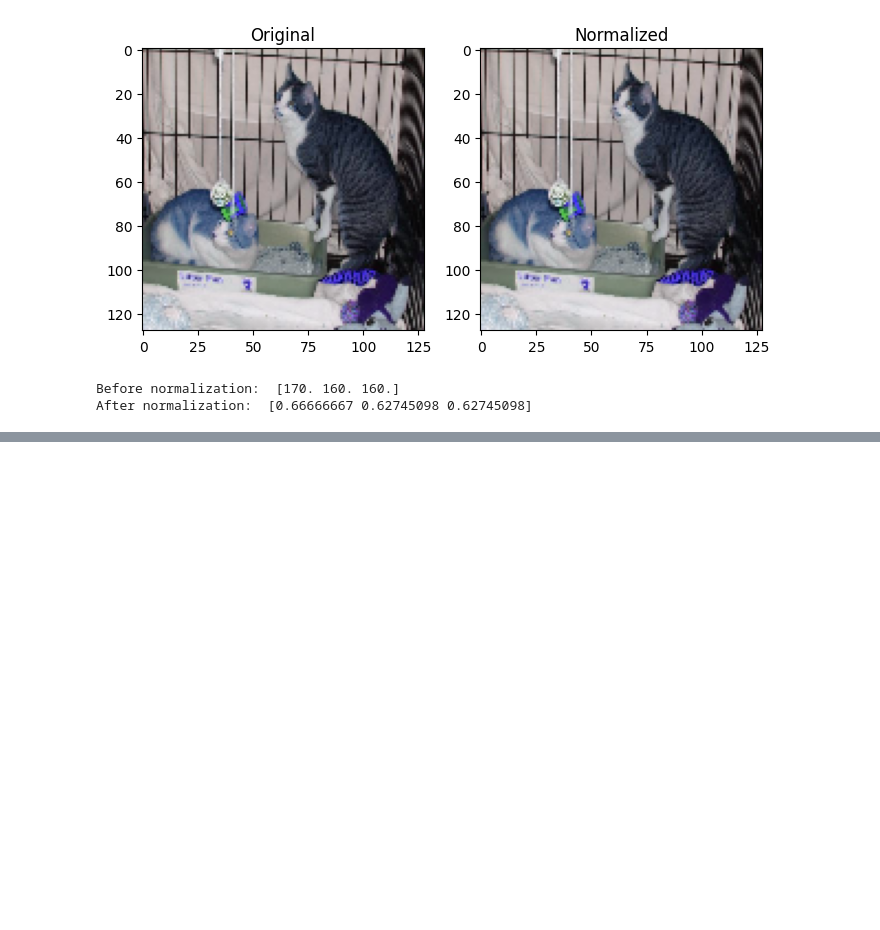
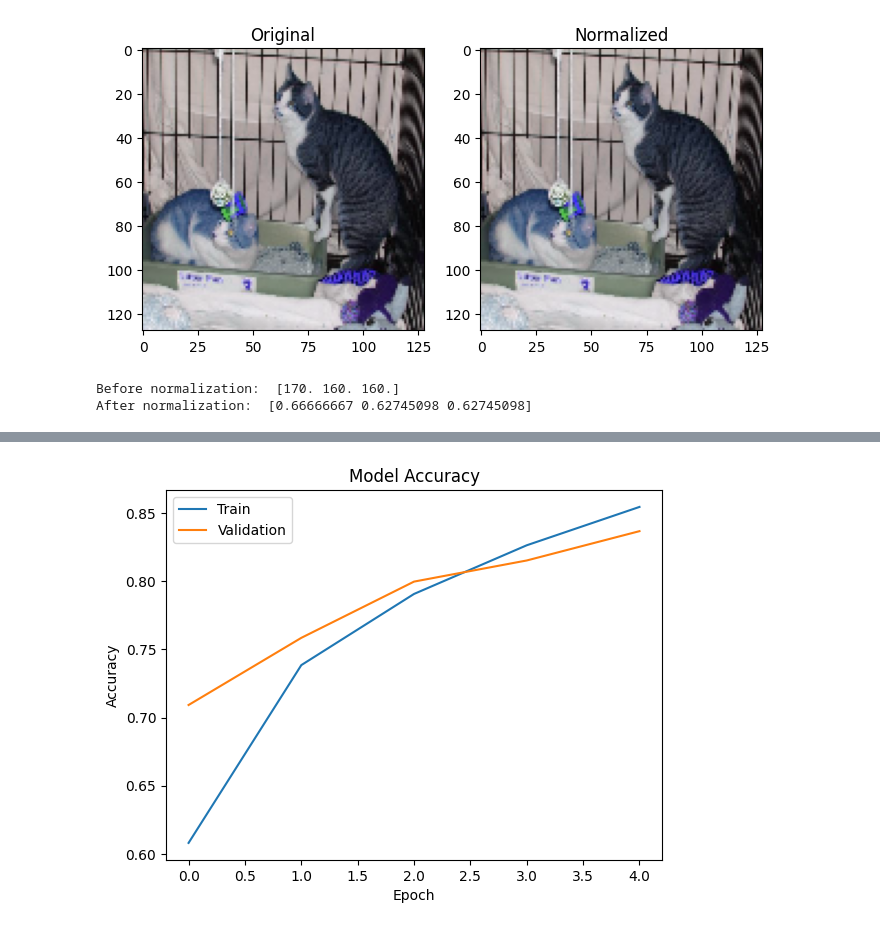
Before and after one commit to Fatima-05/GDGOC-AI-ML, a Jupyter notebook: Class17.ipynb, the cells around one changed output, grey strips where cells are left out. Drawn from its saved outputs; the diff is of its cells as text; code cells hidden in the pictures; blank space fills up the shorter version.

```diff
--- a/Class17.ipynb
+++ b/Class17.ipynb
@@ -179,6 +189,6 @@ model.compile(
     metrics = ['accuracy']
 )
 # %%
-# history = model.fit(
-#     X_train, y_train, epochs = 10, batch_size = 32, validation_data = ( X_test, y_test)
-# )
+history = model.fit(
+    X_train, y_train, epochs = 5, batch_size = 32, validation_data = ( X_test, y_test)
+)
@@ -184,0 +206,12 @@ model.compile(
+# %%
+plt.plot(history.history['accuracy'])
+plt.plot(history.history['val_accuracy'])
+
+plt.title("Model Accuracy")
+plt.xlabel("Epoch")
+plt.ylabel("Accuracy")
+
+plt.legend(["Train", "Validation"])
+plt.show()
+# %% [output]
+[figure, added]
```
Also changed, not shown: parts of 10 cells of this notebook.
